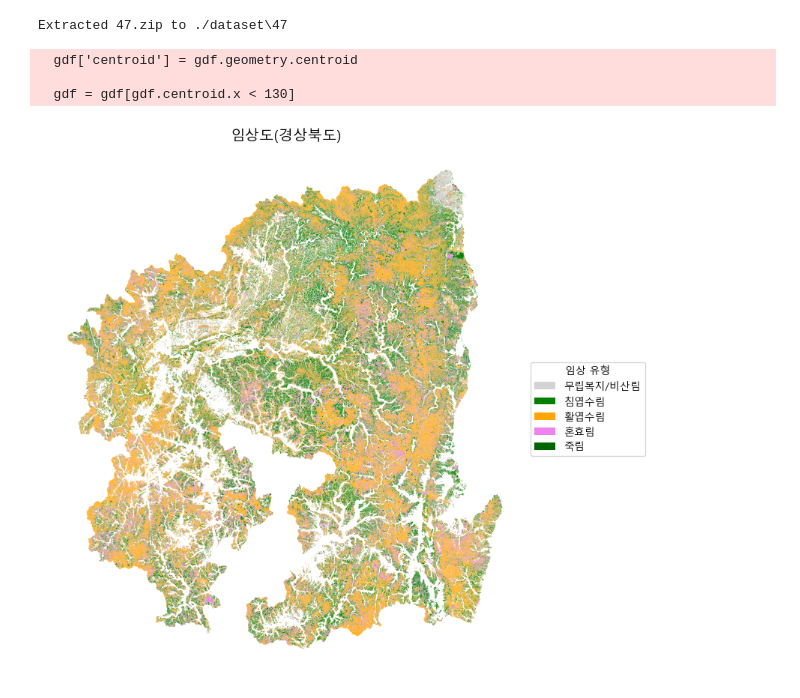
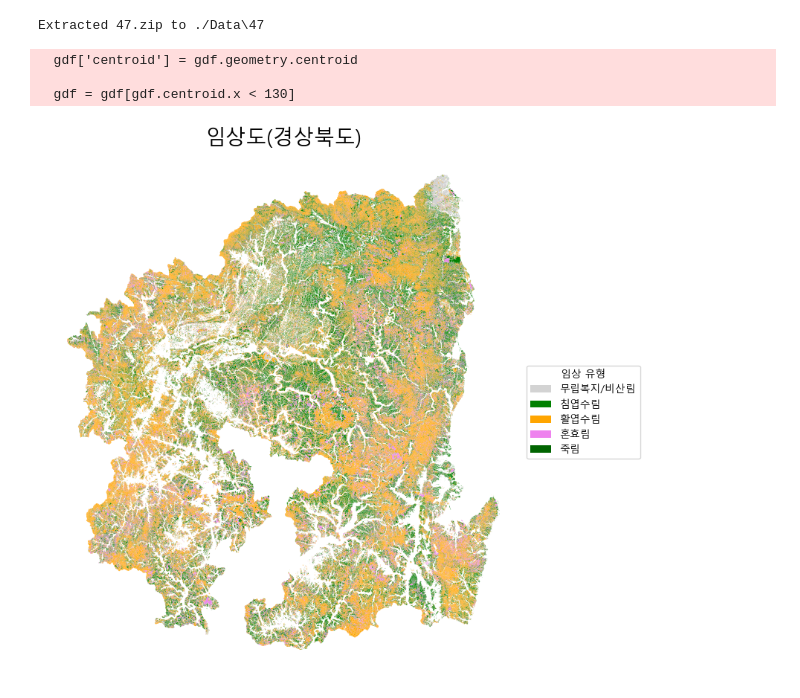
Before and after one commit to 2025-PNU-SW-StudyGroup/PNUSW-35, a Jupyter notebook: idh/dataset.ipynb, the cells around one changed output. Saved outputs shown, nothing was run; the diff lists cells and outputs as text; code cells hidden in the pictures.

Commit message:
feat: forest type 1+2

```diff
--- a/idh/dataset.ipynb
+++ b/idh/dataset.ipynb
@@ -3,10 +3,10 @@ import zipfile
 import os
 
 # 압축 파일이 들어 있는 디렉토리
-zip_dir = './dataset'
+zip_dir = './Data'
 
 # 압축을 풀 위치
-extract_dir = './dataset'
+extract_dir = './Data'
 
 # 압축 디렉토리 내 모든 .zip 파일 순회
 for filename in os.listdir(zip_dir):
@@ -20,7 +20,7 @@ for filename in os.listdir(zip_dir):
             zip_ref.extractall(dest_path)
             print(f'Extracted {filename} to {dest_path}')
 # %% [output]
-Extracted 47.zip to ./dataset\47
+Extracted 47.zip to ./Data\47
 # %%
 import matplotlib.pyplot as plt
 
@@ -34,8 +34,8 @@ from matplotlib.patches import Patch
 
 
 # 1. shapefile 불러오기 및 병합
-gdf1 = gpd.read_file("./dataset/forest_type/47_1.shp")
-gdf2 = gpd.read_file("./dataset/forest_type/47_2.shp")
+gdf1 = gpd.read_file("./Data/forest_type/47_1.shp")
+gdf2 = gpd.read_file("./Data/forest_type/47_2.shp")
 gdf = gpd.GeoDataFrame(pd.concat([gdf1, gdf2], ignore_index=True), crs=gdf1.crs)
 
 # 2. 좌표계 통일 (WGS84로)
@@ -55,32 +55,32 @@ code_color_label = {
     2: ('orange', '활엽수림'),
     3: ('violet', '혼효림'),
     4: ('darkgreen', '죽림')
 }
 
 # 6. 시각화 시작
 fig, ax = plt.subplots(figsize=(8, 8))
 
 # 7. 임상코드별로 구역 색칠
 for code, (color, label) in code_color_label.items():
     subset = gdf[gdf['FRTP_CD'] == code]
     if not subset.empty:
         subset.plot(ax=ax, color=color)
 
 # 8. 범례 수동 생성
 legend_handles = [
     Patch(facecolor=color, label=label)
     for code, (color, label) in code_color_label.items()
     if not gdf[gdf['FRTP_CD'] == code].empty
 ]
 
 # 9. 범례 및 제목 표시
 plt.legend(handles=legend_handles, title="임상 유형", loc='center left', bbox_to_anchor=(1, 0.5), fontsize=10)
-plt.title('임상도(경상북도)', fontsize=14)
+plt.title('임상도(경상북도)', fontsize=20)
 ax.axis('off')
 plt.tight_layout()
 plt.show()
 # %% [output]
   gdf['centroid'] = gdf.geometry.centroid
 
   gdf = gdf[gdf.centroid.x < 130]
-[figure, old version]
+[figure, new version]
```
